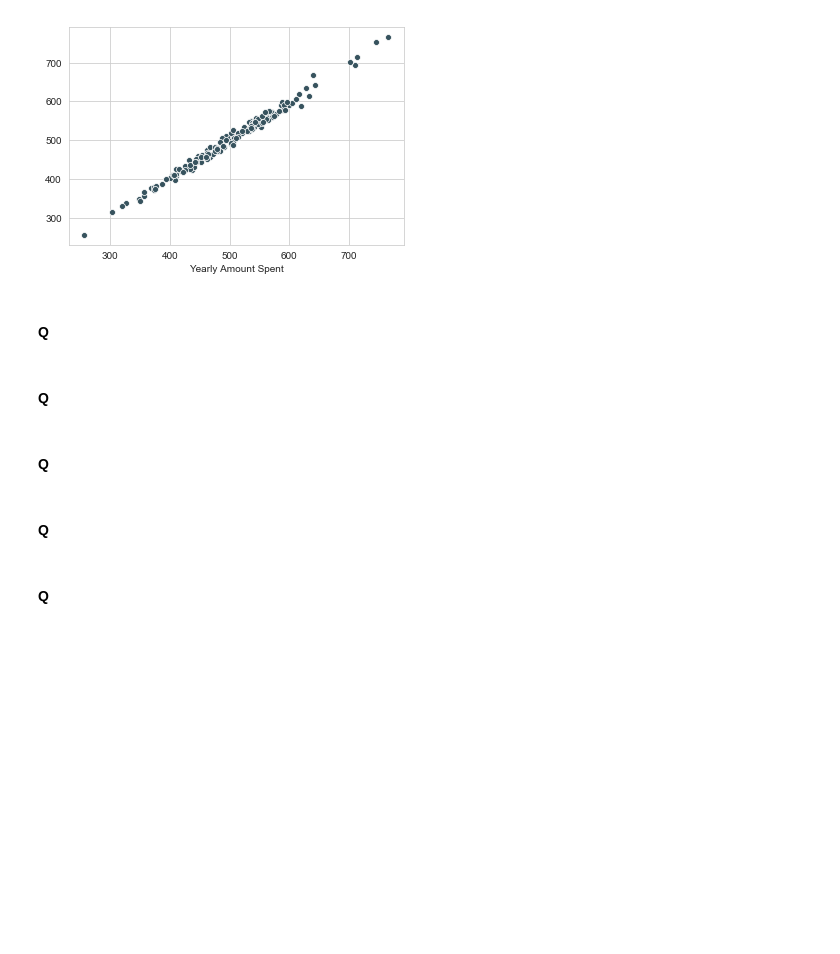
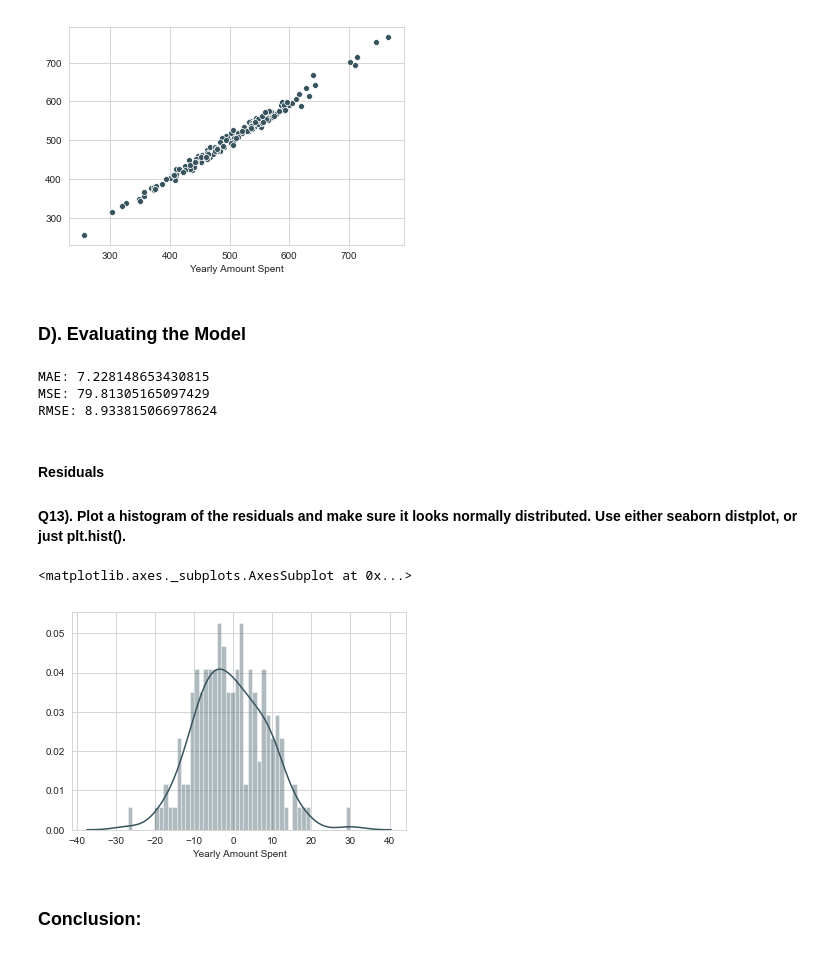
Before and after one commit to surendra-arivappagari/1.DataScience_MachineLearning_with_Python, a Jupyter notebook: 9.Linear_Regression/Project2__LinearRegression__E_commerce_Customers.ipynb, the cells around one changed output. Saved outputs shown, nothing was run; the diff lists cells and outputs as text; code cells hidden in the pictures; blank space fills up the shorter version.

```diff
--- a/9.Linear_Regression/Project2__LinearRegression__E_commerce_Customers.ipynb
+++ b/9.Linear_Regression/Project2__LinearRegression__E_commerce_Customers.ipynb
@@ -191,13 +191,27 @@ sns.scatterplot(data=customers, x=y_test, y=predictions)
 # %% [output]
 <matplotlib.axes._subplots.AxesSubplot at 0x...>
 [figure]
+# %% [markdown]
+### D). Evaluating the Model
+# %%
+# calculate these metrics by hand!
+from sklearn import metrics
+
+print('MAE:', metrics.mean_absolute_error(y_test, predictions))
+print('MSE:', metrics.mean_squared_error(y_test, predictions))
+print('RMSE:', np.sqrt(metrics.mean_squared_error(y_test, predictions)))
+# %% [output]
+MAE: 7.228148653430815
+MSE: 79.81305165097429
+RMSE: 8.933815066978624
+# %% [markdown]
+#### Residuals
+
+#### Q13). Plot a histogram of the residuals and make sure it looks normally distributed. Use either seaborn distplot, or just plt.hist().
+# %%
+sns.distplot((y_test - predictions), bins=50)
+# %% [output]
+<matplotlib.axes._subplots.AxesSubplot at 0x...>
+[figure, added]
 # %% [markdown]
-#### Q
+### Conclusion:
-# %% [markdown]
-#### Q
-# %% [markdown]
-#### Q
-# %% [markdown]
-#### Q
-# %% [markdown]
-#### Q
```
Also changed, not shown: parts of 5 cells of this notebook.
